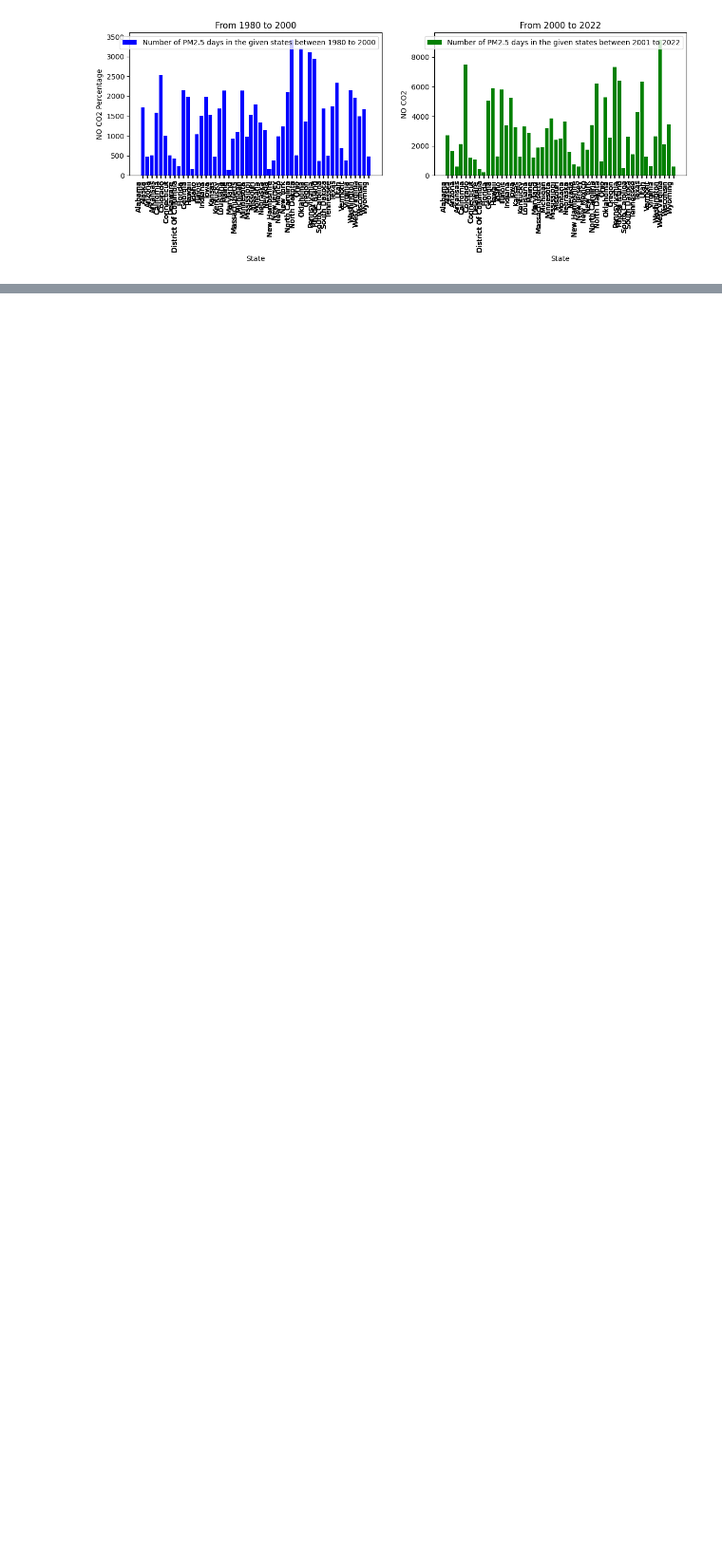
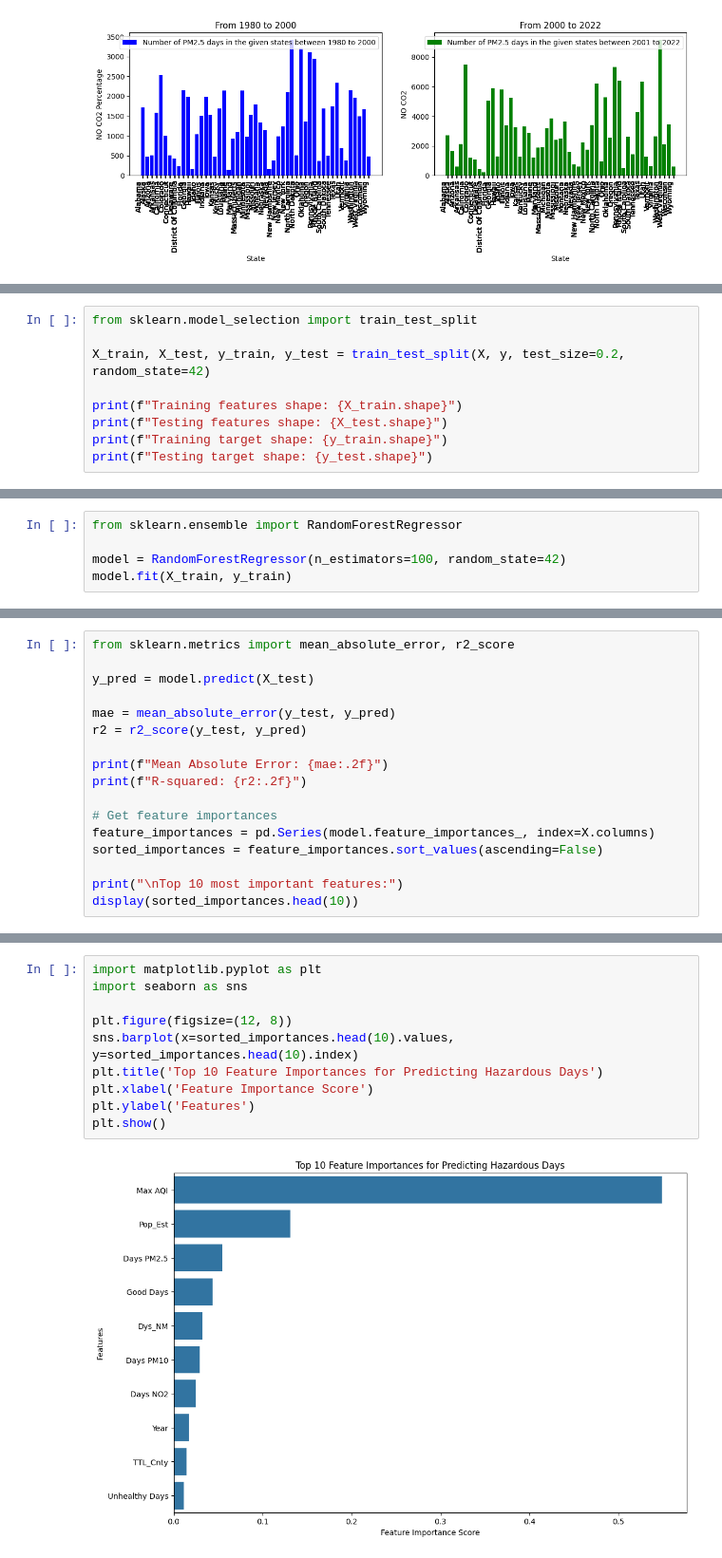
Before and after one commit to MuhammadTalha121/AQI_Analysis_from_1980-2022, a Jupyter notebook: AQI_Analysis_from_1980_2022.ipynb, the cells around one changed output, grey strips where cells are left out. Shown at 95% size. Cells and saved outputs as stored; diff of their text form; blank space fills up the shorter version.

Commit message:
modeled the data

```diff
--- a/AQI_Analysis_from_1980_2022.ipynb
+++ b/AQI_Analysis_from_1980_2022.ipynb
@@ -724,0 +801,9 @@ plt.show()
+# %%
+from sklearn.model_selection import train_test_split
+
+X_train, X_test, y_train, y_test = train_test_split(X, y, test_size=0.2, random_state=42)
+
+print(f"Training features shape: {X_train.shape}")
+print(f"Testing features shape: {X_test.shape}")
+print(f"Training target shape: {y_train.shape}")
+print(f"Testing target shape: {y_test.shape}")
@@ -724,0 +817,5 @@ plt.show()
+# %%
+from sklearn.ensemble import RandomForestRegressor
+
+model = RandomForestRegressor(n_estimators=100, random_state=42)
+model.fit(X_train, y_train)
@@ -724,0 +826,17 @@ plt.show()
+# %%
+from sklearn.metrics import mean_absolute_error, r2_score
+
+y_pred = model.predict(X_test)
+
+mae = mean_absolute_error(y_test, y_pred)
+r2 = r2_score(y_test, y_pred)
+
+print(f"Mean Absolute Error: {mae:.2f}")
+print(f"R-squared: {r2:.2f}")
+
+# Get feature importances
+feature_importances = pd.Series(model.feature_importances_, index=X.columns)
+sorted_importances = feature_importances.sort_values(ascending=False)
+
+print("\nTop 10 most important features:")
+display(sorted_importances.head(10))
@@ -724,0 +862,12 @@ plt.show()
+# %%
+import matplotlib.pyplot as plt
+import seaborn as sns
+
+plt.figure(figsize=(12, 8))
+sns.barplot(x=sorted_importances.head(10).values, y=sorted_importances.head(10).index)
+plt.title('Top 10 Feature Importances for Predicting Hazardous Days')
+plt.xlabel('Feature Importance Score')
+plt.ylabel('Features')
+plt.show()
+# %% [output]
+[figure, added]
```
Also changed, not shown: parts of 20 cells of this notebook.
